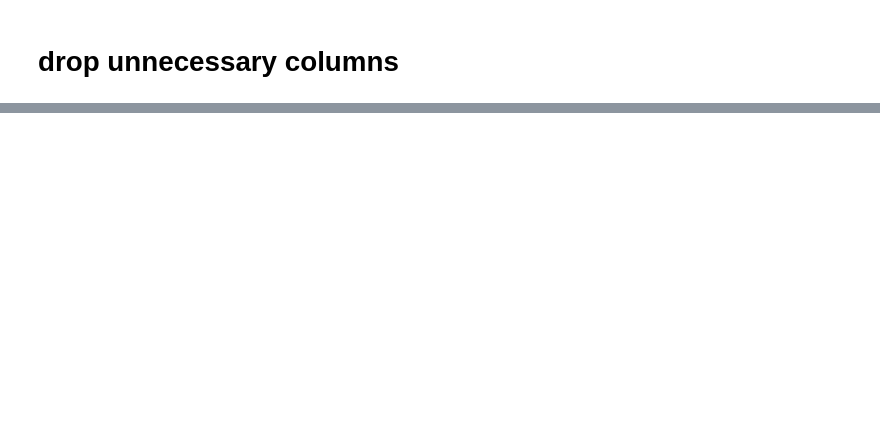
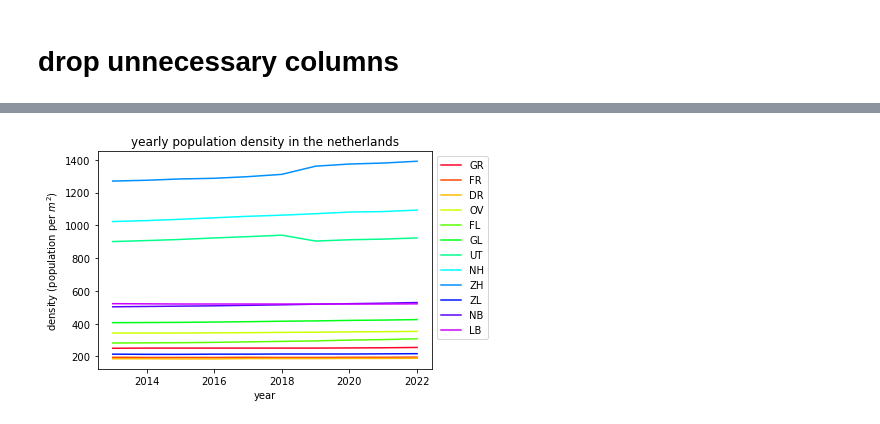
Before and after one commit to stefan1234567891011/AI_personal_project, a Jupyter notebook: code/data.ipynb, the cells around one changed output, grey strips where cells are left out. Drawn from its saved outputs; the diff is of its cells as text; code cells hidden in the pictures; blank space fills up the shorter version.

```diff
--- a/code/data.ipynb
+++ b/code/data.ipynb
@@ -193,0 +602,27 @@ plt.show()
+# %%
+df_population_3.sort_values(by=["YEAR"])
+year = df_population_3["YEAR"].unique()
+year_2 = range(year.min()+1, year.max()+1)
+provinces = df_population_3["PROVINCE"].unique()
+n_provinces = len(provinces)
+
+num_colors = n_provinces
+cm = plt.get_cmap('gist_rainbow')
+colors=[cm(1.*i/num_colors) for i in range(num_colors)]
+
+for i, j in enumerate(provinces):
+    line = []
+    for k in year_2:
+        point = df_population_3[(df_population_3["PROVINCE"] == j) & (df_population_3["YEAR"] == k)]
+        line.append(point["POPULATION_DENSITY"])
+    line = np.array(line)
+    plt.plot(year_2, line, label=j, color = colors[i])
+
+plt.title("yearly population density in the netherlands")
+plt.xlabel("year")
+plt.ylabel("density (population per $m^{2}$)")
+
+plt.legend(bbox_to_anchor=(1, 1))
+plt.show()
+# %% [output]
+[figure, added]
```
Also changed, not shown: parts of 64 cells of this notebook, 5 other files.
